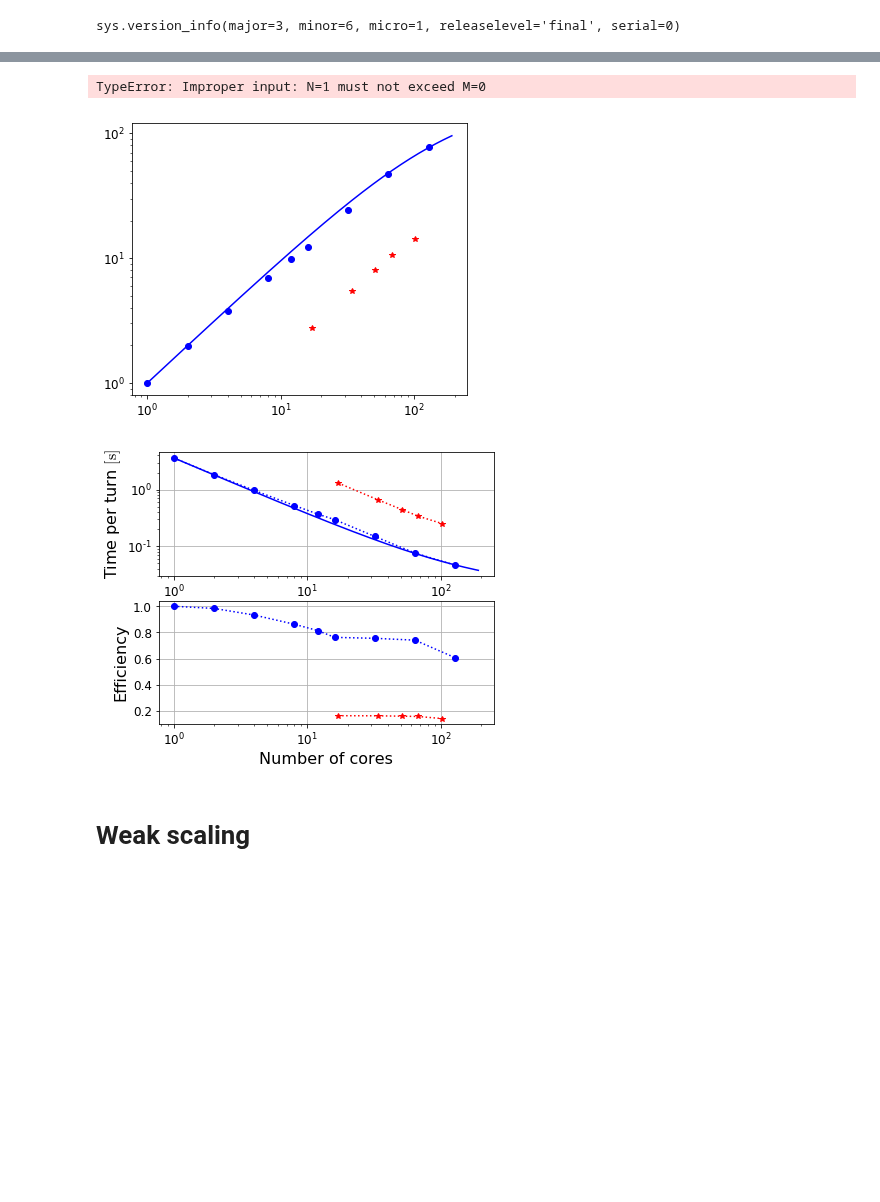
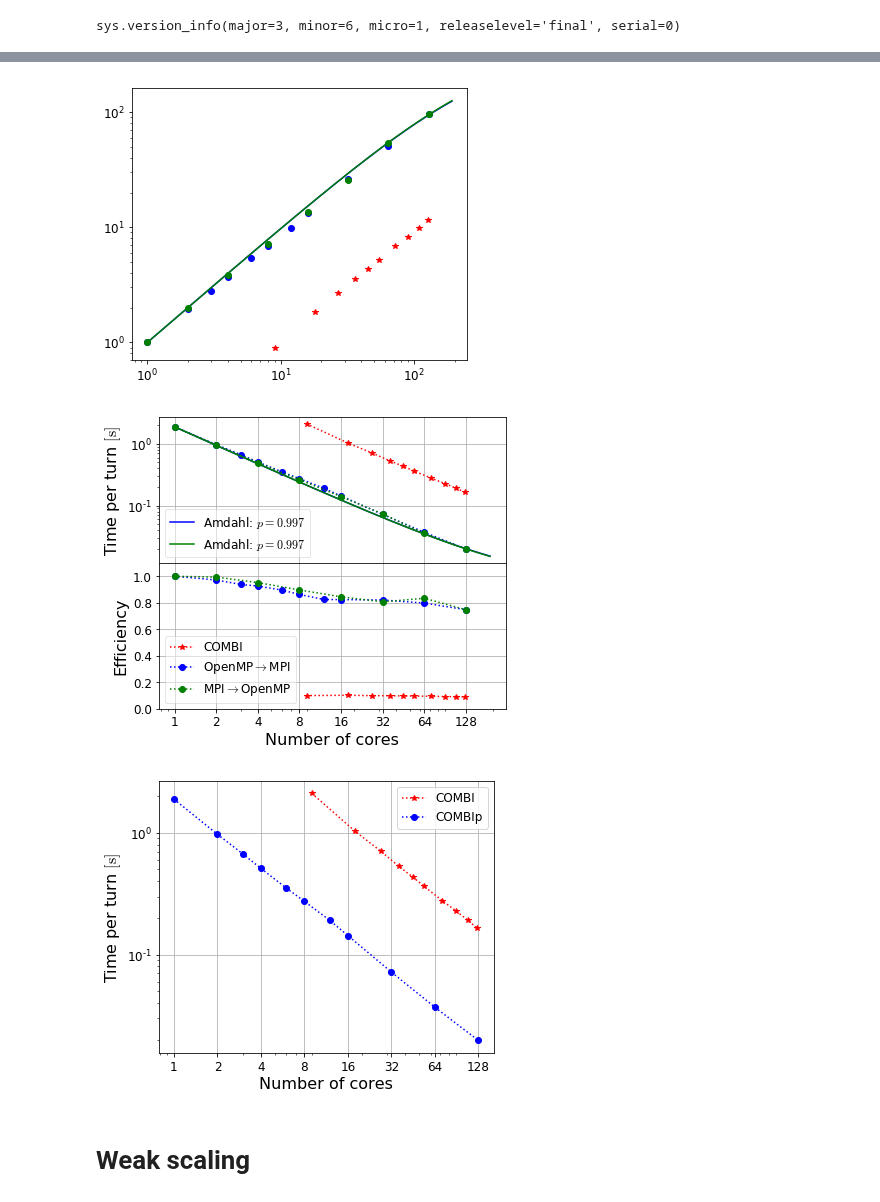
Before and after one commit to sondrevf/Ipython_Cern, a Jupyter notebook: 02_COMBIp/PlotCOMBIp_timing.ipynb, the cells around one changed output, grey strips where cells are left out. Drawn from its saved outputs; the diff is of its cells as text; code cells hidden in the pictures; blank space fills up the shorter version.

```diff
--- a/02_COMBIp/PlotCOMBIp_timing.ipynb
+++ b/02_COMBIp/PlotCOMBIp_timing.ipynb
@@ -46,8 +46,8 @@ def amdahl(x,p):
 # plt.plot(x,amdahl(x,0.99)/x)
 # %%
 # Load file
-study=4
-bool_weak=1
+study=1
+bool_weak=0
 bool_8 = 1
 if study==1:
     suffix = "_inco8"
@@ -118,7 +118,7 @@ nthrd=data[:,1]
 time=data[:,3]/data[:,5]
 nbunches=data[:,4]
 
-j=2
+j=0
 for method in [1,2,3]:
     print('method',method)
 
@@ -158,6 +158,10 @@ for method in [1,2,3]:
             if study==1 or study == 3:
                 xprocs = np.array([1,2,3,4,5,6,7,8,8,8,8,8,8,8,8 ,8 ,8 ,8 ,8])
                 xthread =np.array([1,1,1,1,1,1,1,1,2,3,4,5,6,8,10,12,14,16,20])
+
+                xprocs = np.array([1,2,4,8,8,8,8,8,8,8,8 ,8])
+                xthread =np.array([1,1,1,1,2,3,4,5,6,8,16,20])
+
             elif study==2:
                 xprocs = np.array([1,2,3,4,5,6,7,8,10,12,16,  16,16,16,16,16,16,16,16,16,16])
                 xthread =np.array([1,1,1,1,1,1,1,1,1 ,1 ,1 ,  1 ,2 ,3 ,4 ,5 ,6 ,8 ,10,12,16])
@@ -196,6 +200,9 @@ for method in [1,2,3]:
     for i in range(N):
         xt = xthread[i]
         xp = xprocs[i]
+#         if not (xp in [1,2,4,8]):
+#             continue
+#         print(xp)
         ncores[i] = xt*xp
         ind = (nthrd == xt)*(xp == nproc)*(xb==nbunches)
     #     ind = np.logical_and(nthrd == xt, xp == nproc)
@@ -272,6 +279,7 @@ ERRS=[omp_std,mpi_std,combi_std]
 cols = ['b','g','r']
 ms = ['o','o','*']
 labs = [r'OpenMP$\rightarrow$MPI',r'MPI$\rightarrow$OpenMP','COMBI']
+labs2 = ['COMBIp','','COMBI']
 j=0
 for i in [2,0,1,1,1]:
     print(labs[i])
@@ -316,7 +324,7 @@ for i in [2,0,1,1,1]:
 #     ax1.errorbar(XS[i],YS[i],yerr=ERRS[i],fmt=':',c=cols[i])
 
     #Amdahl
-    if i!=1:
+    if i!=3:
         print(X,Y)
         popt,pcov = curve_fit(amdahl,X,time_serial/Y)
         temp = np.arange(1,np.max(X)*1.5)
@@ -335,7 +343,9 @@ for i in [2,0,1,1,1]:
     if i<2:
         plt.loglog(temp,amdahl(temp,popt),c,label=r"Amdahl: $p=%.3f$"%popt)
 
-
+    if i!=1:
+        plt.figure(3)
+        plt.loglog(X,Y,':'+m+c,label=labs2[i])
 
 plt.figure(1)
 ax2.set_ylim(0.,1.1)
@@ -352,6 +362,13 @@ plt.savefig("00_Plots/PHPC_strongscaling"+suffix+".png")
 plt.savefig("00_Plots/PHPC_strongscaling"+suffix+".eps")
 
 
+plt.figure(3)
+plt.ylabel(r"Time per turn $[\mathrm{s}]$")
+plt.xlabel("Number of cores")
+plt.grid(True)
+plt.legend(loc=0)
+plt.xticks(2**np.arange(8),2**np.arange(8))
+
 # plt.figure(2)
 print("COMBIp vs COMBI Inco",1.88864589/2.10853698)
 print("COMBIp vs COMBI BB  ",6.45003585/3.21257443)
@@ -378,6 +395,6 @@ x
-TypeError: Improper input: N=1 must not exceed M=0
-[figure, old version]
+[figure, new version]
-[figure, old version]
+[figure, new version]
+[figure, added]
 # %% [markdown]
 # Weak scaling
 # %% [markdown]
```
Also changed, not shown: parts of 5 cells of this notebook, 1 other file.
